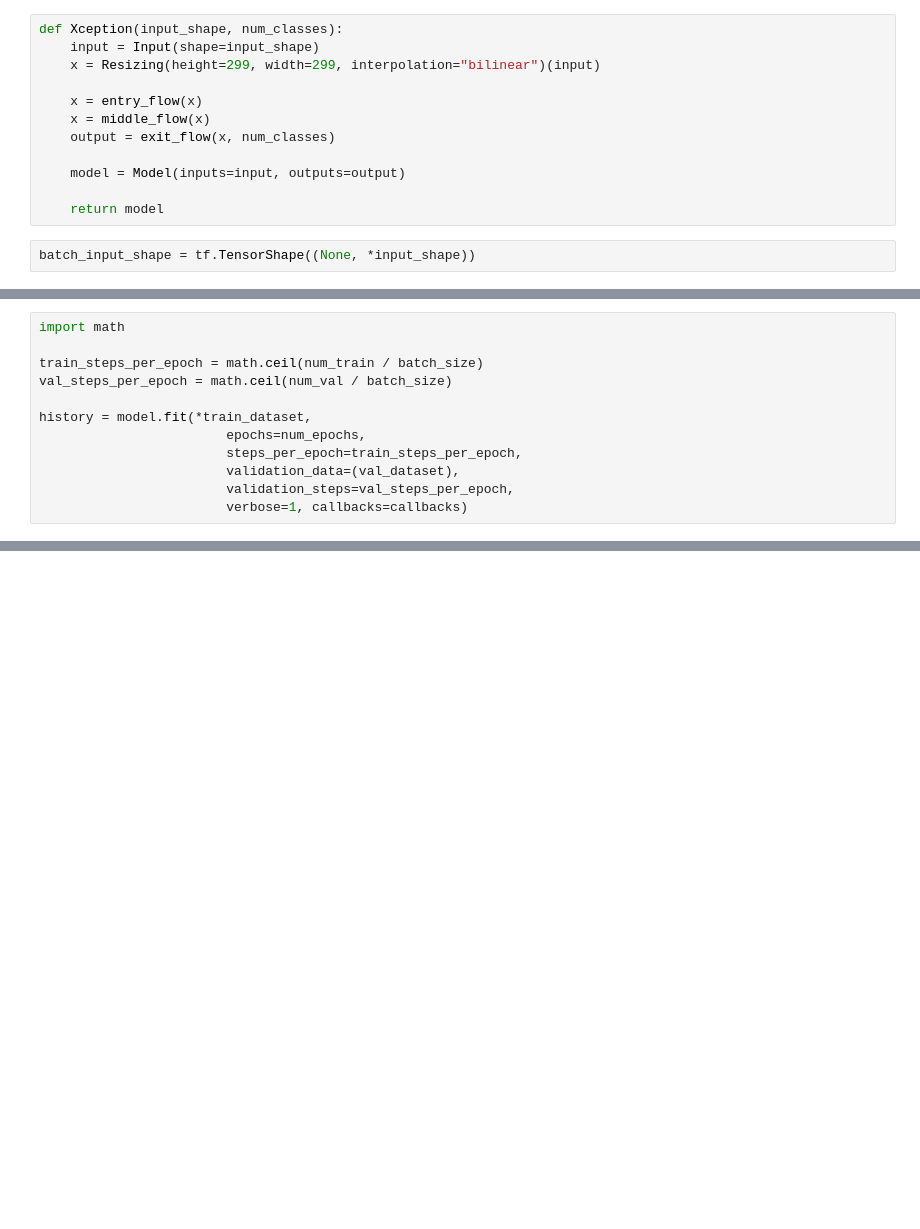
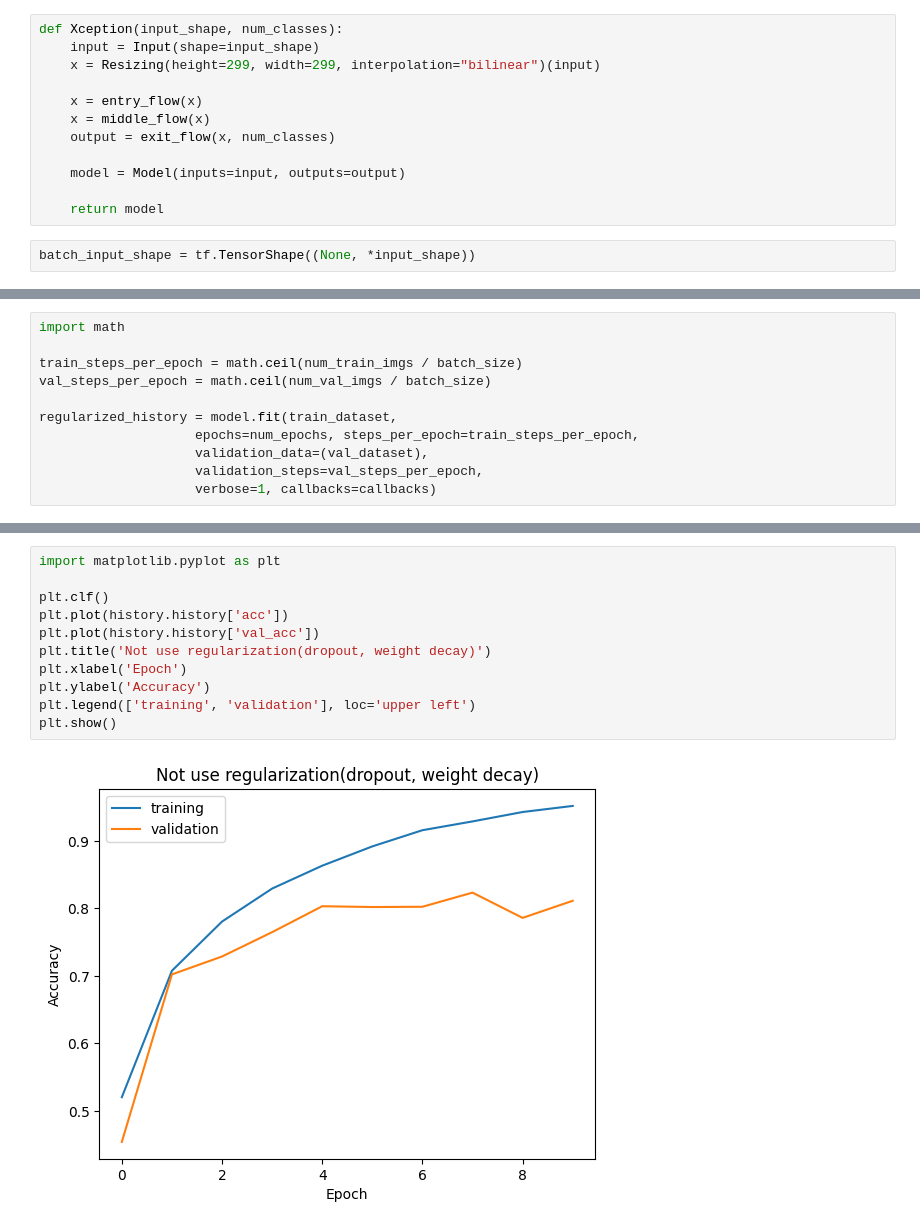
Before and after one commit to MilyangParkJaeHun/PapersWithCode, a Jupyter notebook: BackboneNetwork/Xception/Xception.ipynb, the cells around one changed output, grey strips where cells are left out. Cells and saved outputs as stored; diff of their text form; blank space fills up the shorter version.

Commit message:
Add training example

```diff
--- a/BackboneNetwork/Xception/Xception.ipynb
+++ b/BackboneNetwork/Xception/Xception.ipynb
@@ -503,12 +544,11 @@ model.compile(optimizer=optimizer,
 # %%
 import math
 
-train_steps_per_epoch = math.ceil(num_train / batch_size)
-val_steps_per_epoch = math.ceil(num_val / batch_size)
+train_steps_per_epoch = math.ceil(num_train_imgs / batch_size)
+val_steps_per_epoch = math.ceil(num_val_imgs / batch_size)
 
-history = model.fit(*train_dataset,
-                        epochs=num_epochs,
-                        steps_per_epoch=train_steps_per_epoch,
-                        validation_data=(val_dataset),
-                        validation_steps=val_steps_per_epoch,
-                        verbose=1, callbacks=callbacks)
+regularized_history = model.fit(train_dataset,
+                    epochs=num_epochs, steps_per_epoch=train_steps_per_epoch,
+                    validation_data=(val_dataset),
+                    validation_steps=val_steps_per_epoch,
+                    verbose=1, callbacks=callbacks)
@@ -514,0 +576,13 @@ history = model.fit(*train_dataset,
+# %%
+import matplotlib.pyplot as plt
+
+plt.clf()
+plt.plot(history.history['acc'])
+plt.plot(history.history['val_acc'])
+plt.title('Not use regularization(dropout, weight decay)')
+plt.xlabel('Epoch')
+plt.ylabel('Accuracy')
+plt.legend(['training', 'validation'], loc='upper left')
+plt.show()
+# %% [output]
+[figure, added]
```
Also changed, not shown: parts of 30 cells of this notebook, 1 other file.
